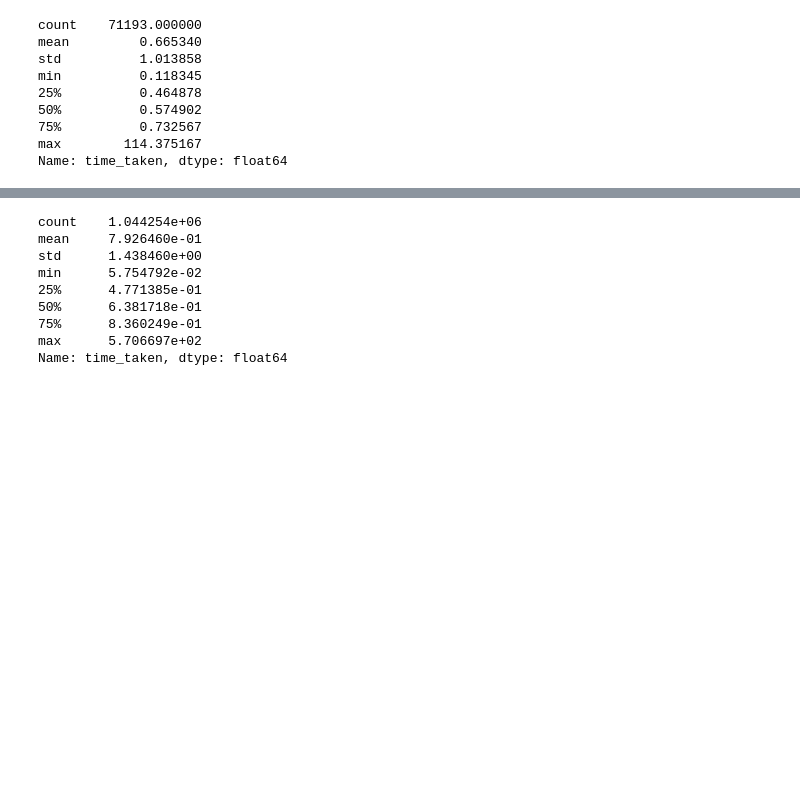
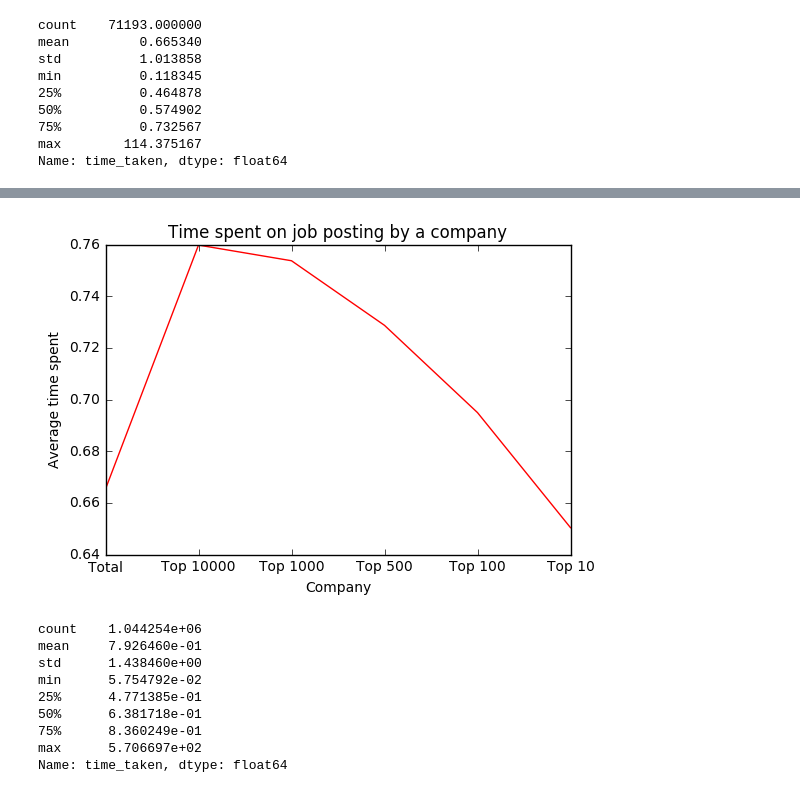
Before and after one commit to MSIA/vail, a Jupyter notebook: eda.ipynb, the cells around one changed output, grey strips where cells are left out. Cells and saved outputs as stored; diff of their text form; code cells hidden in the pictures; blank space fills up the shorter version.

```diff
--- a/eda.ipynb
+++ b/eda.ipynb
@@ -901,2 +971,5 @@ min          0.118345
 max          5.748074
 Name: time_taken, dtype: float64
+# %%
+timetaken_1000_company = timetaken_company[timetaken_company['company'].isin(company_1000['company'])]
+timetaken_1000_company['time_taken'].describe() #compared to an average company, user spends a little more time on a job from popular company
@@ -902,0 +986,3 @@ Name: time_taken, dtype: float64
+# %%
+timetaken_500_company = timetaken_company[timetaken_company['company'].isin(company_500['company'])]
+timetaken_500_company['time_taken'].describe() #compared to an average company, user spends a little more time on a job from popular company
@@ -902,0 +999,3 @@ Name: time_taken, dtype: float64
+# %%
+timetaken_100_company = timetaken_company[timetaken_company['company'].isin(company_100['company'])]
+timetaken_100_company['time_taken'].describe() #compared to an average company, user spends a little more time on a job from popular company
@@ -902,0 +1012,3 @@ Name: time_taken, dtype: float64
+# %%
+timetaken_10_company = timetaken_company[timetaken_company['company'].isin(company_10['company'])]
+timetaken_10_company['time_taken'].describe() #compared to an average company, user spends a little more time on a job from popular company
@@ -903,3 +1025,16 @@ Name: time_taken, dtype: float64
+# %%
+hello = [timetaken_company['time_taken'].mean(), timetaken_10000_company['time_taken'].mean(), timetaken_1000_company['time_taken'].mean(), timetaken_500_company['time_taken'].mean(), timetaken_100_company['time_taken'].mean(), timetaken_10_company['time_taken'].mean()]
+hi = [1,2,3,4,5,6]
+label = ['Total', 'Top 10000', 'Top 1000', 'Top 500', 'Top 100', 'Top 10']
+plt.plot(hi, hello, 'r')
+#plt.bar(hi, hello, align='center')
+plt.xlabel('Company')
+plt.xticks(hi, label)
+plt.ylabel('Average time spent')
+plt.title("Time spent on job posting by a company")
+plt.show()
+# %% [output]
+[figure, added]
 # %%
 timetaken_jobtitle = df_users_jobs.groupby('jobtitle', as_index=False)['time_taken'].mean()
 timetaken_jobtitle = timetaken_jobtitle.sort_values('time_taken', ascending=False)
```
Also changed, not shown: parts of 39 cells of this notebook.
